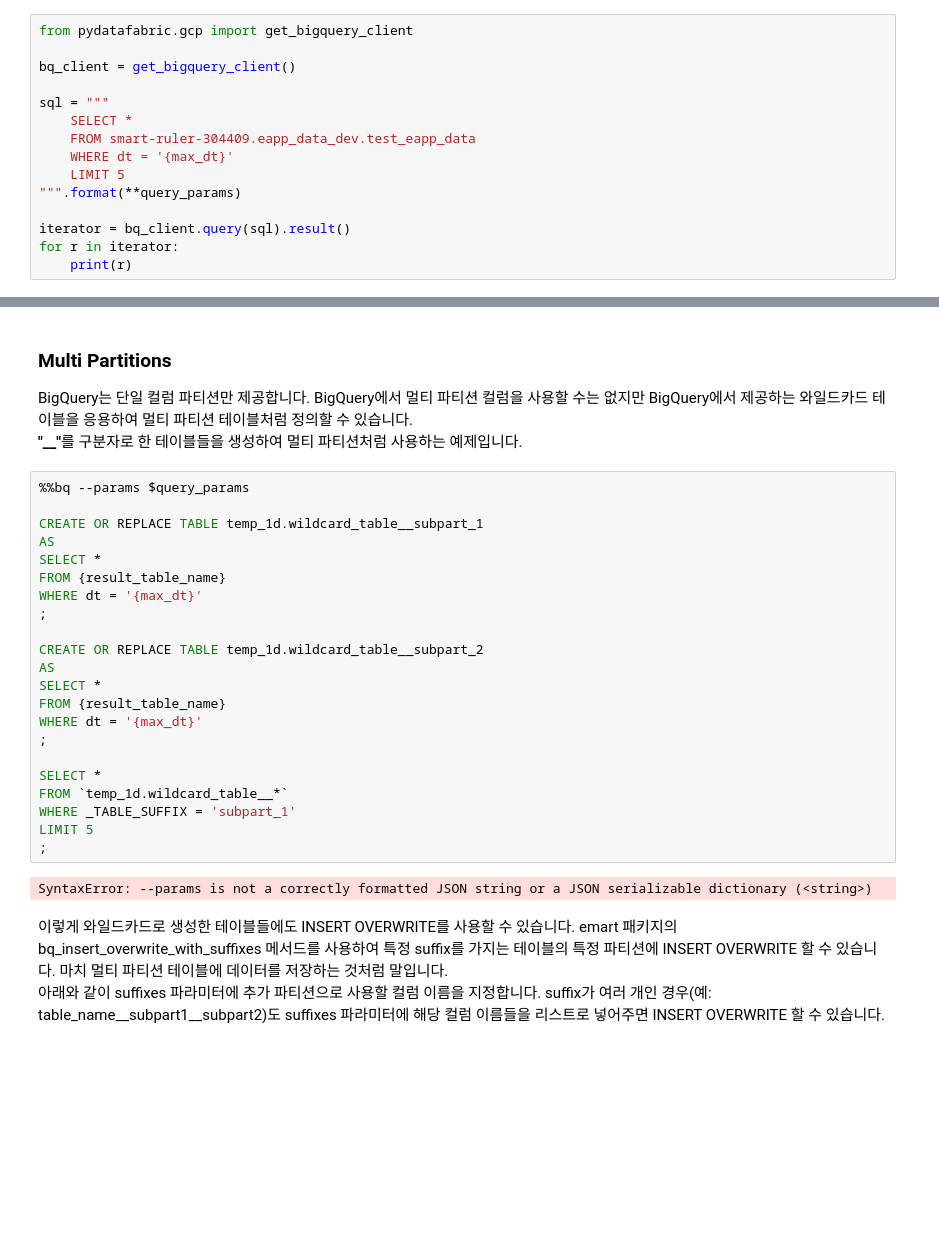
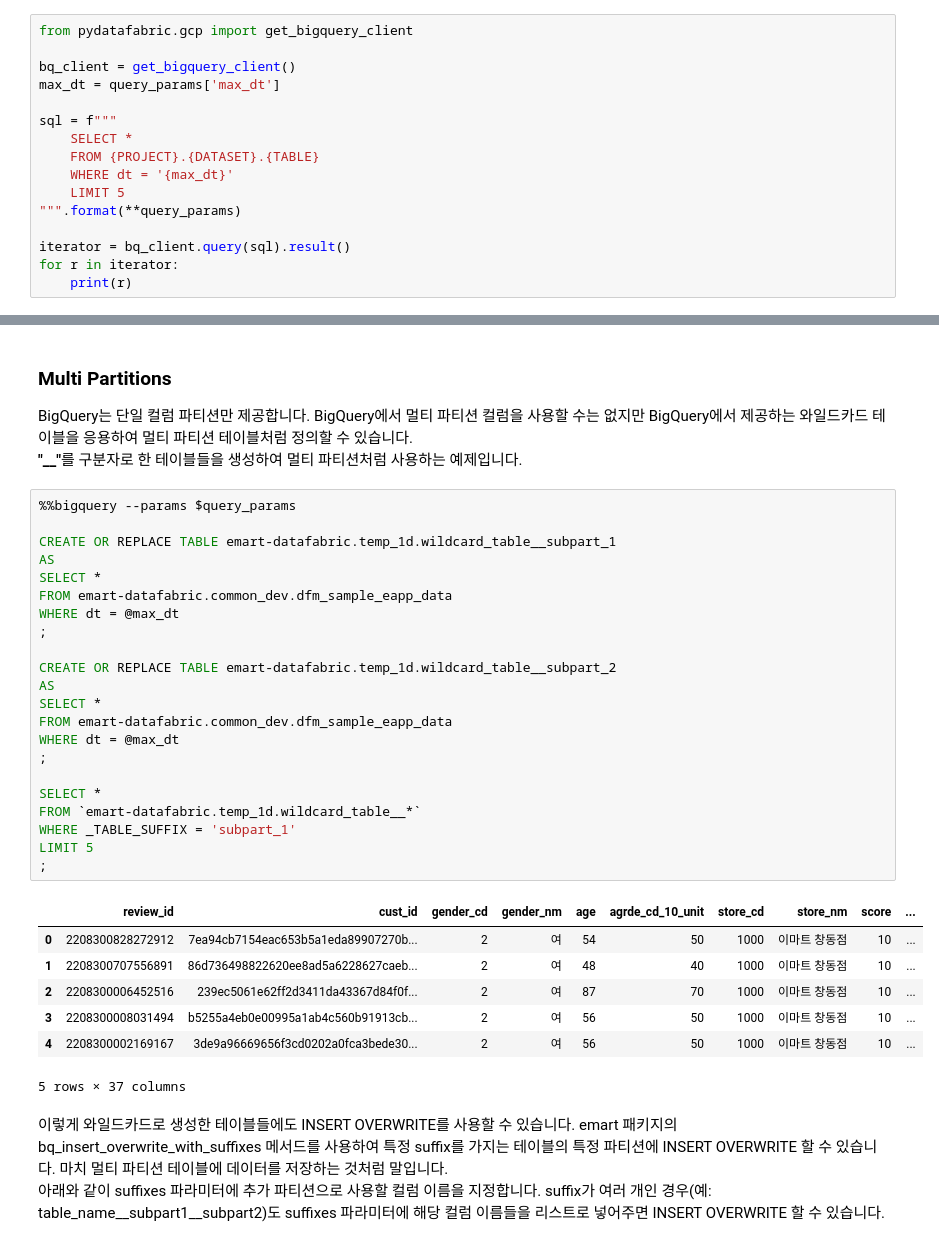
Before and after one commit to jaeinkim/datafabric-jupyterbook, a Jupyter notebook: book/pydatafabric.ipynb, the cells around one changed output, grey strips where cells are left out. Saved outputs shown, nothing was run; the diff lists cells and outputs as text; blank space fills up the shorter version.

```diff
--- a/book/pydatafabric.ipynb
+++ b/book/pydatafabric.ipynb
@@ -75,10 +91,11 @@ BigQuery Client는 Google에서 제공하는 Client Library에서 제공하는
 from pydatafabric.gcp import get_bigquery_client
 
 bq_client = get_bigquery_client()
+max_dt = query_params['max_dt']
 
-sql = """
+sql = f"""
     SELECT *
-    FROM smart-ruler-304409.eapp_data_dev.test_eapp_data
+    FROM {PROJECT}.{DATASET}.{TABLE}
     WHERE dt = '{max_dt}'
     LIMIT 5
 """.format(**query_params)
@@ -119,29 +136,35 @@ slot_secs: 4.093
 BigQuery는 단일 컬럼 파티션만 제공합니다. BigQuery에서 멀티 파티션 컬럼을 사용할 수는 없지만 BigQuery에서 제공하는 와일드카드 테이블을 응용하여 멀티 파티션 테이블처럼 정의할 수 있습니다.
 <b>"__"</b>를 구분자로 한 테이블들을 생성하여 멀티 파티션처럼 사용하는 예제입니다.
 # %%
-%%bq --params $query_params
+%%bigquery --params $query_params
 
-CREATE OR REPLACE TABLE temp_1d.wildcard_table__subpart_1
+CREATE OR REPLACE TABLE emart-datafabric.temp_1d.wildcard_table__subpart_1
 AS
 SELECT *
-FROM {result_table_name}
-WHERE dt = '{max_dt}'
+FROM emart-datafabric.common_dev.dfm_sample_eapp_data
+WHERE dt = @max_dt
 ;
 
-CREATE OR REPLACE TABLE temp_1d.wildcard_table__subpart_2
+CREATE OR REPLACE TABLE emart-datafabric.temp_1d.wildcard_table__subpart_2
 AS
 SELECT *
-FROM {result_table_name}
-WHERE dt = '{max_dt}'
+FROM emart-datafabric.common_dev.dfm_sample_eapp_data
+WHERE dt = @max_dt
 ;
 
 SELECT *
-FROM `temp_1d.wildcard_table__*`
+FROM `emart-datafabric.temp_1d.wildcard_table__*`
 WHERE _TABLE_SUFFIX = 'subpart_1'
 LIMIT 5
 ;
 # %% [output]
+|  | review_id | cust_id | gender_cd | gender_nm | age | agrde_cd_10_unit | store_cd | store_nm | score | ... |
+| 0 | 2208300828272912 | 7ea94cb7154eac653b5a1eda89907270b... | 2 | 여 | 54 | 50 | 1000 | 이마트 창동점 | 10 | ... |
+| 1 | 2208300707556891 | 86d736498822620ee8ad5a6228627caeb... | 2 | 여 | 48 | 40 | 1000 | 이마트 창동점 | 10 | ... |
+| 2 | 2208300006452516 | 239ec5061e62ff2d3411da43367d84f0f... | 2 | 여 | 87 | 70 | 1000 | 이마트 창동점 | 10 | ... |
+| 3 | 2208300008031494 | b5255a4eb0e00995a1ab4c560b91913cb... | 2 | 여 | 56 | 50 | 1000 | 이마트 창동점 | 10 | ... |
+| 4 | 2208300002169167 | 3de9a96669656f3cd0202a0fca3bede30... | 2 | 여 | 56 | 50 | 1000 | 이마트 창동점 | 10 | ... |
-SyntaxError: --params is not a correctly formatted JSON string or a JSON serializable dictionary (<string>)
+5 rows × 37 columns
 # %% [markdown]
 이렇게 와일드카드로 생성한 테이블들에도 INSERT OVERWRITE를 사용할 수 있습니다. emart 패키지의 bq_insert_overwrite_with_suffixes 메서드를 사용하여 특정 suffix를 가지는 테이블의 특정 파티션에 INSERT OVERWRITE 할 수 있습니다. 마치 멀티 파티션 테이블에 데이터를 저장하는 것처럼 말입니다.
 아래와 같이 suffixes 파라미터에 추가 파티션으로 사용할 컬럼 이름을 지정합니다. suffix가 여러 개인 경우(예: table_name__subpart1__subpart2)도 suffixes 파라미터에 해당 컬럼 이름들을 리스트로 넣어주면 INSERT OVERWRITE 할 수 있습니다.
```
Also changed, not shown: parts of 21 cells of this notebook, 20 other files.
